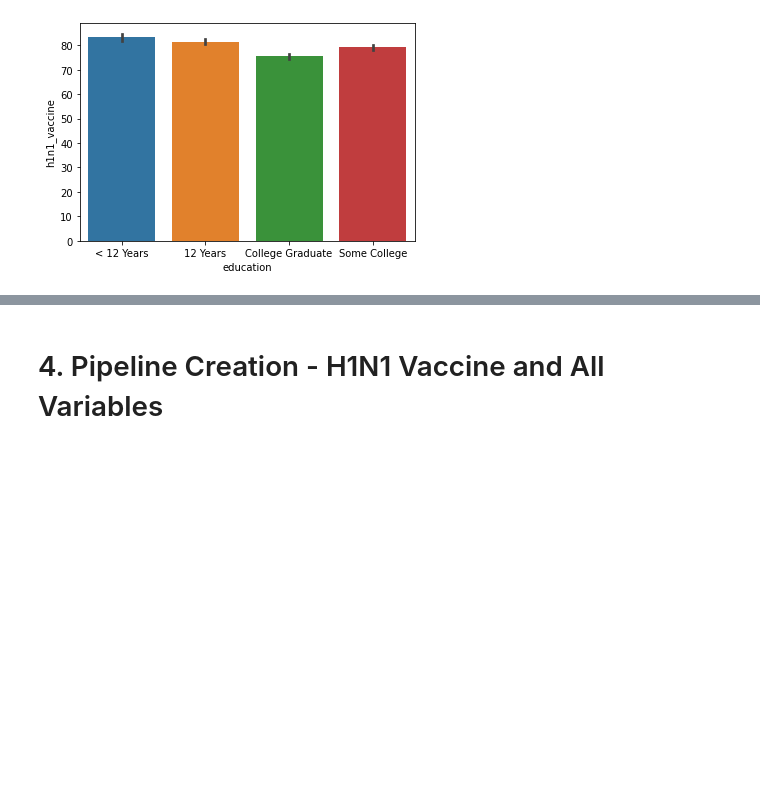
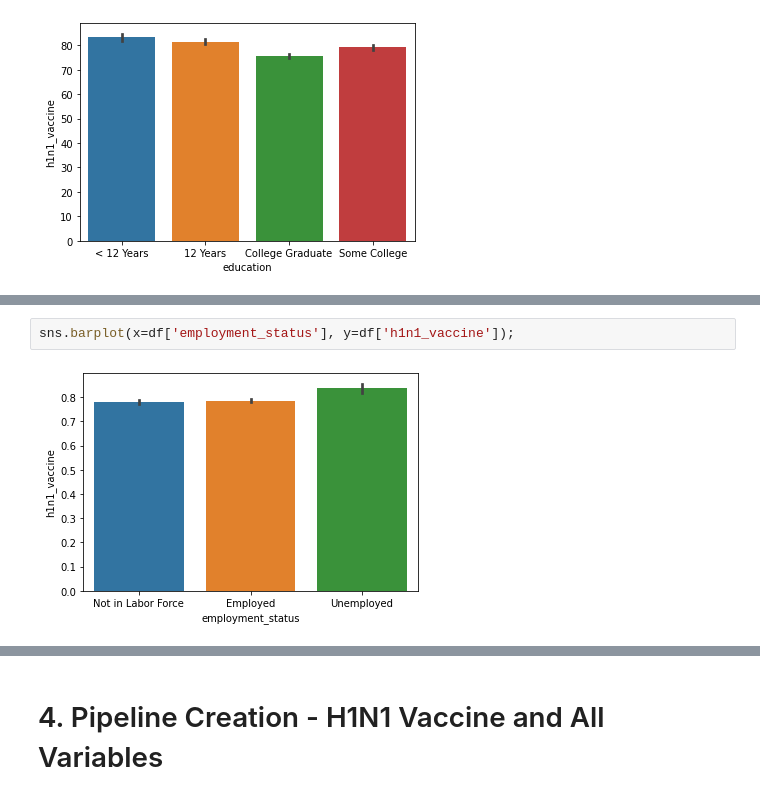
Before and after one commit to kmcneil901/H1N1-Vaccines, a Jupyter notebook: H1N1 Vaccine .ipynb, the cells around one changed output, grey strips where cells are left out. Saved outputs shown, nothing was run; the diff lists cells and outputs as text; blank space fills up the shorter version.

```diff
--- a/H1N1 Vaccine .ipynb
+++ b/H1N1 Vaccine .ipynb
@@ -138,0 +157,4 @@ sns.barplot(x=df['education'], y=df['h1n1_vaccine'] * 100);
+# %%
+sns.barplot(x=df['employment_status'], y=df['h1n1_vaccine']);
+# %% [output]
+[figure, added]
```
Also changed, not shown: parts of 76 cells of this notebook, 1 other file.
